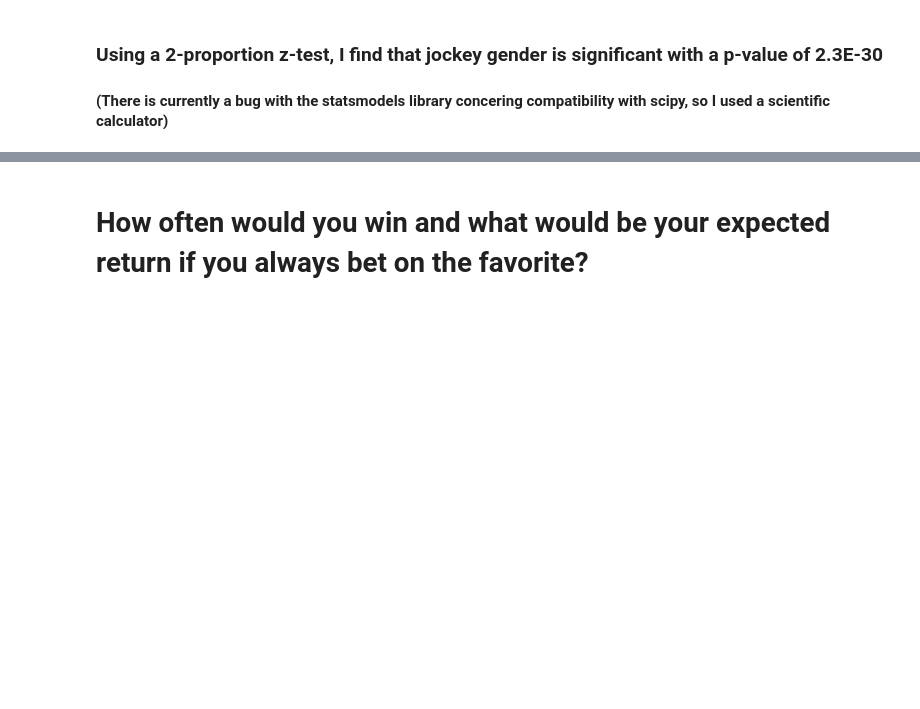
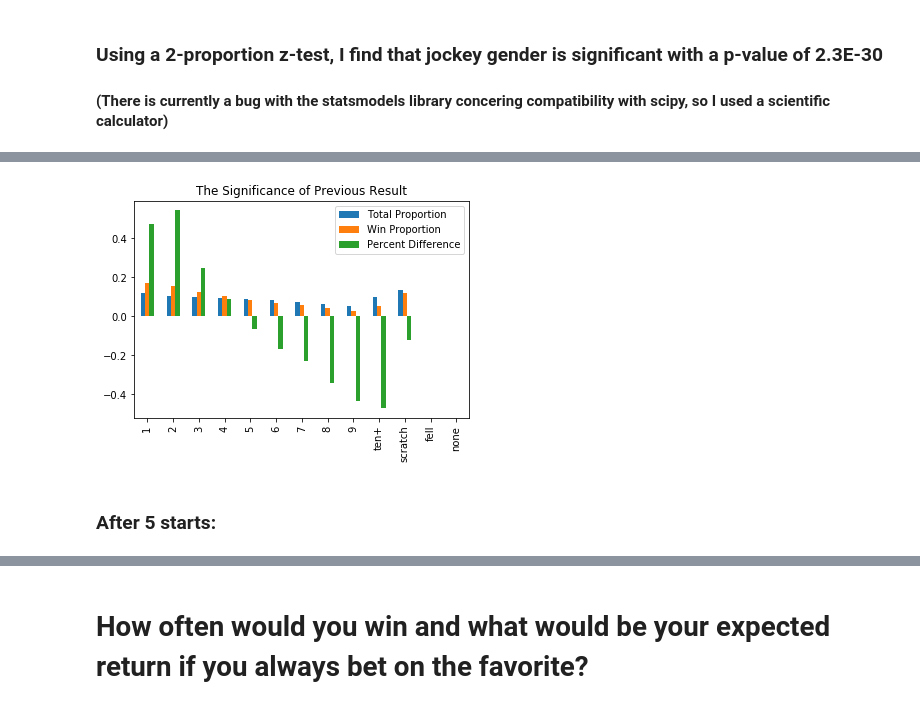
Before and after one commit to Ibnadm/Predict-DogRacing, a Jupyter notebook: Horse Racing Analysis.ipynb, the cells around one changed output, grey strips where cells are left out. Cells and saved outputs as stored; diff of their text form; code cells hidden in the pictures; blank space fills up the shorter version.

```diff
--- a/Horse Racing Analysis.ipynb
+++ b/Horse Racing Analysis.ipynb
@@ -740,0 +829,15 @@ ax = df6.plot.bar(rot=0, title='The Significance of Jockey Gender')
+# %%
+last_start_pop_cleaned = column_cleaner(df_cleaned, df_grouped, 'last_start1')
+
+last_start_pop_cleaned_win = cleaned_win_df(last_start_pop_cleaned)
+# %%
+#Finding the percent difference between win and total
+last_start_pop = last_start_pop_cleaned.last_start1.value_counts(normalize=True,
+                                                                 dropna=False)
+
+last_start_win = last_start_pop_cleaned_win.last_start1.value_counts(normalize=True,
+                                                                     dropna=False)
+
+last_start_percent_difference = (last_start_win - last_start_pop)/last_start_pop
+
+last_start_percent_difference
@@ -740,0 +857,11 @@ ax = df6.plot.bar(rot=0, title='The Significance of Jockey Gender')
+# %%
+index9 = ['1','2','3','4','5','6','7','8','9','ten+','scratch','fell','none']
+
+df9 = pd.DataFrame({'Total Proportion': last_start_pop,'Win Proportion': last_start_win,
+                    'Percent Difference': last_start_percent_difference}, index=index9)
+
+ax = df9.plot.bar(title='The Significance of Previous Result')
+# %% [output]
+[figure, added]
+# %% [markdown]
+### After 5 starts:
```
Also changed, not shown: parts of 64 cells of this notebook.
